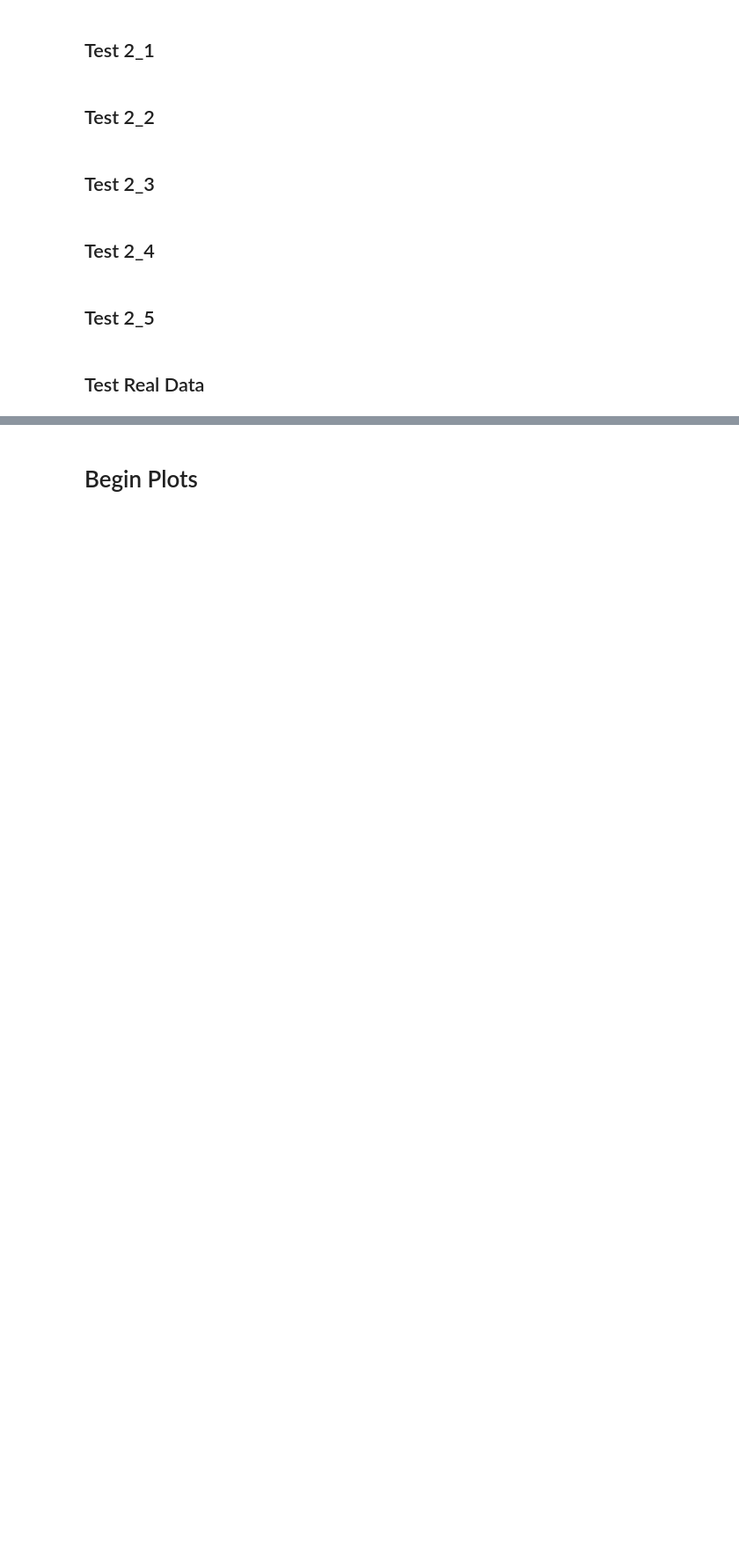
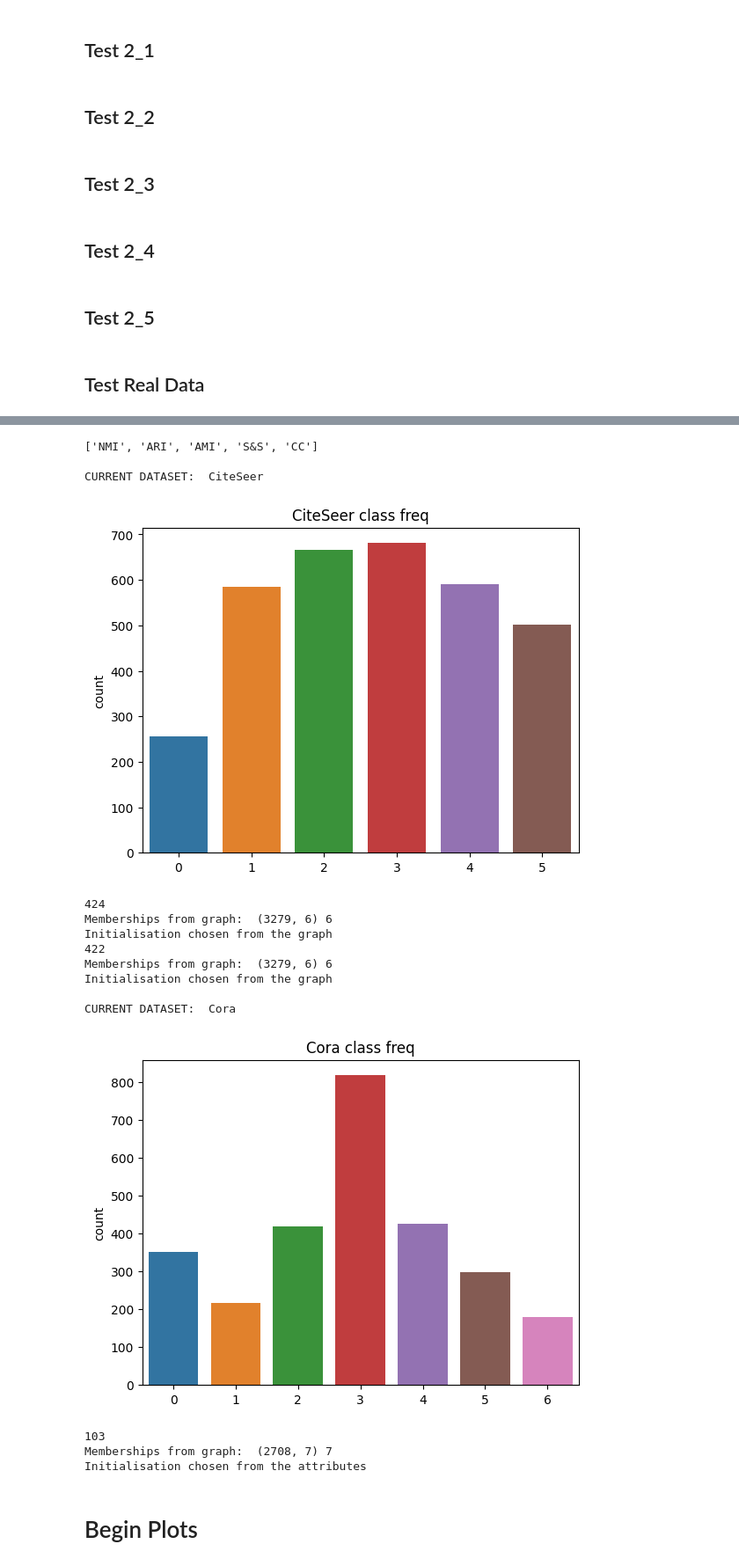
Before and after one commit to FelipeSchreiber/BregmanClustering, a Jupyter notebook: BregmanTests/BregmanBenchmarking.ipynb, the cells around one changed output, grey strips where cells are left out. Shown at 88% size. Drawn from its saved outputs; the diff is of its cells as text; code cells hidden in the pictures; blank space fills up the shorter version.

```diff
--- a/BregmanTests/BregmanBenchmarking.ipynb
+++ b/BregmanTests/BregmanBenchmarking.ipynb
@@ -249,8 +393,9 @@ benchmark = BregmanBenchmark(att_variance=1,
                     run_torch=False,
                     initializer = 'chernoff',
                     hard_clustering=True)
-scores = benchmark.run_real_data(n_iters=25,n_runs=5,
+scores = benchmark.run_real_data(n_iters=25,n_runs=1,
                                  edgeSimilarity=edgeSimilarity,
                                  weightSimilarity="gaussian",
                                  attributesSimilarity="hamming")
 scores
+# %% [output]
@@ -256,0 +419,16 @@ scores
+['NMI', 'ARI', 'AMI', 'S&S', 'CC']
+
+CURRENT DATASET:  CiteSeer
+[figure, added]
+424
+Memberships from graph:  (3279, 6) 6
+Initialisation chosen from the graph
+422
+Memberships from graph:  (3279, 6) 6
+Initialisation chosen from the graph
+
+CURRENT DATASET:  Cora
+[figure, added]
+103
+Memberships from graph:  (2708, 7) 7
+Initialisation chosen from the attributes
```
Also changed, not shown: parts of 9 cells of this notebook, 1 other file.
